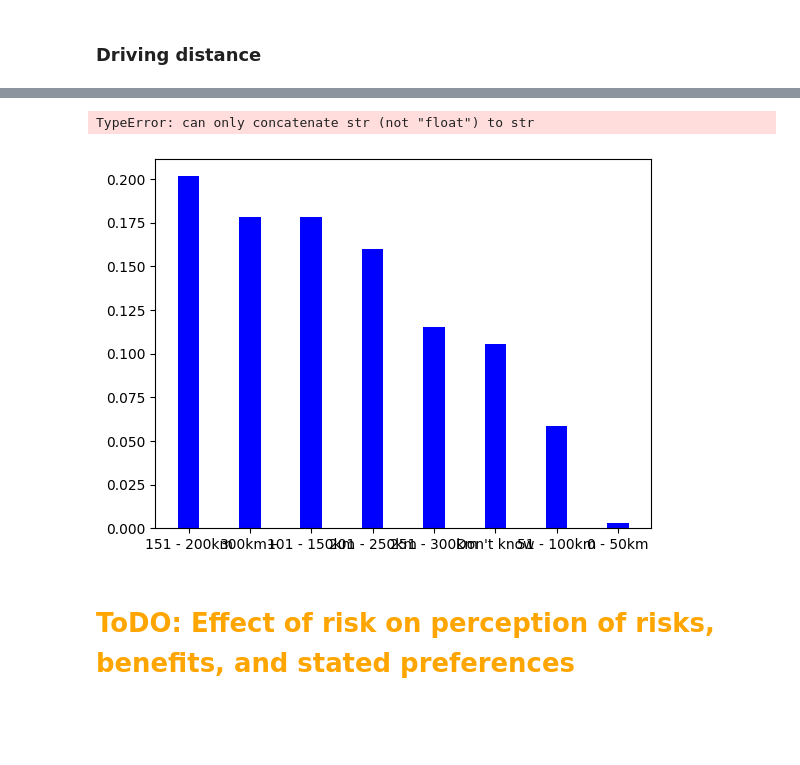
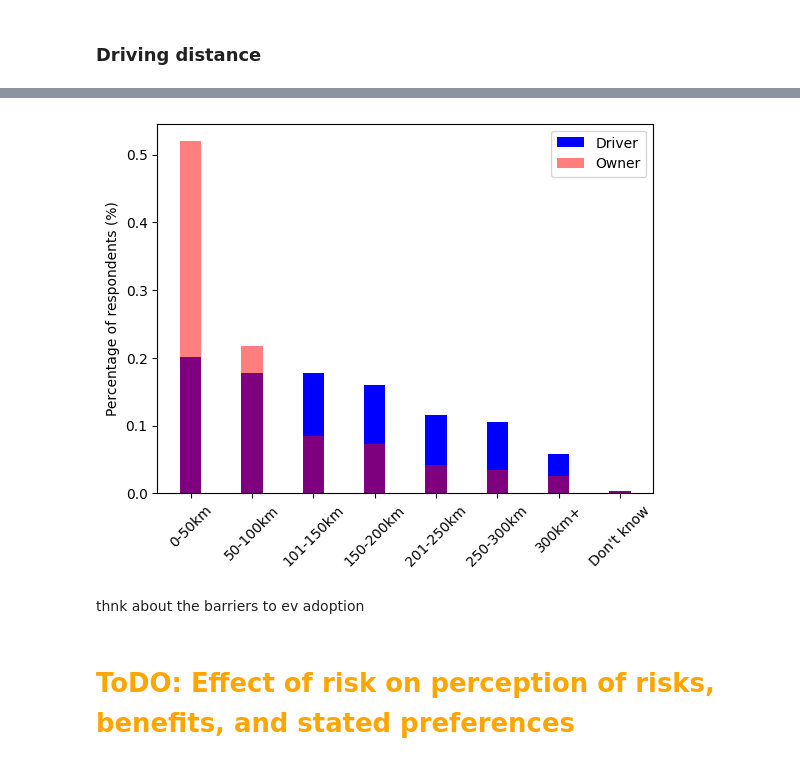
Before and after one commit to ChullEPG/taxi-survey, a Jupyter notebook: taxi_explore_perceptions.ipynb, the cells around one changed output, grey strips where cells are left out. Drawn from its saved outputs; the diff is of its cells as text; code cells hidden in the pictures; blank space fills up the shorter version.

```diff
--- a/taxi_explore_perceptions.ipynb
+++ b/taxi_explore_perceptions.ipynb
@@ -809,22 +1189,27 @@ Index(['151 - 200km', '300km+', '101 - 150km', '201 - 250km', '251 - 300km',
 # %%
 #plot grouped bar chart with owner and driver estimations of daily KM driven
+x = driver_km_per_weekday.value_counts()
+x.rename(index = {'300km+': '300km +'}, inplace = True)
+grouped_km_df = pd.concat([x, owner_km_per_day.value_counts()], axis = 1)
+order = ['0 - 50km', '50 - 100km', '101 - 150km', '150 - 200km', '201 - 250km', '250 - 300km', '300km+', "Don't know"]
+width= 0.35
+multiplier = 0
+grouped_km_dict = groupoed_km_df.to_dict()
 
-width = 0.35
+fig, ax = plt.subplots(layout = 'constrained')
+for
+ax.bar(order, driver_km_per_weekday.value_counts().values/driver_km_per_weekday.value_counts().values.sum(), width, color='blue', label='Driver')
+ax.bar(order, owner_km_per_day.value_counts().values/owner_km_per_day.value_counts().values.sum(), width, color='red', label='Owner', alpha = 0.5)
 
-fig, ax = plt.subplots()
-
-ax.bar(driver_km_per_weekday.value_counts().index, driver_km_per_weekday.value_counts().values/driver_km_per_weekday.value_counts().values.sum(), width, color='blue', label='Driver')
-ax.bar(pd.Index(str(x) for x in owner_km_per_day.value_counts().index.values) + width, owner_km_per_day.value_counts().values/owner_km_per_day.value_counts().values.sum(), width, color='red', label='Owner')
-
-ax.set_xticks(driver_km_per_weekday.value_counts().index + width/2)
-ax.set_xticklabels(driver_km_per_weekday.value_counts().index)
-
+ax.set_xticklabels(order , rotation=45)
+ax.set_ylabel('Percentage of respondents (%)')
 ax.legend()
 
 plt.show()
 # %% [output]
-TypeError: can only concatenate str (not "float") to str
-[figure, old version]
+[figure, new version]
+# %% [markdown]
+thnk about the barriers to ev adoption
 # %% [markdown]
 # <font color = 'orange'> ToDO: Effect of risk on perception of risks, benefits, and stated preferences <FONT>
 # %%
```
Also changed, not shown: parts of 32 cells of this notebook.
